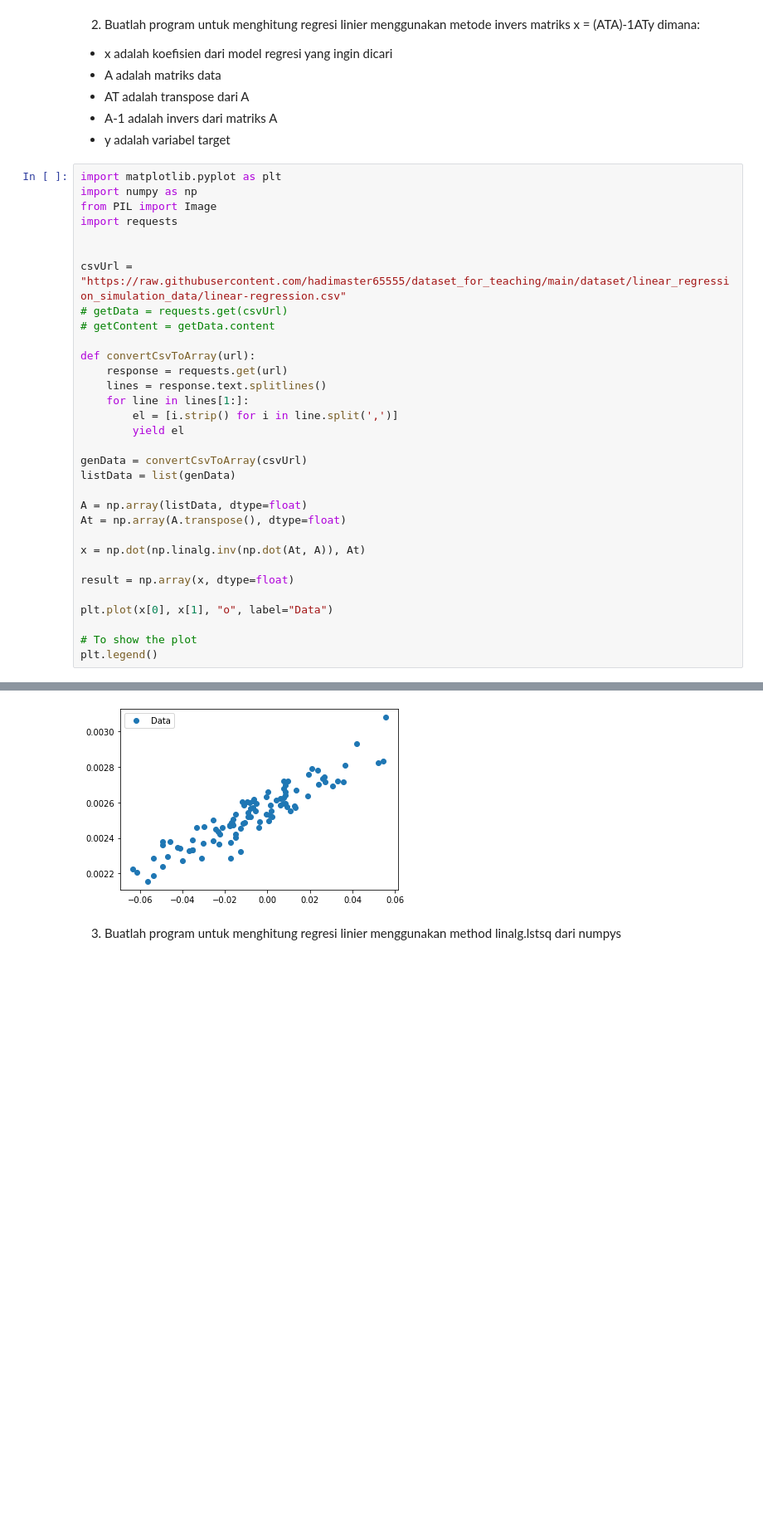
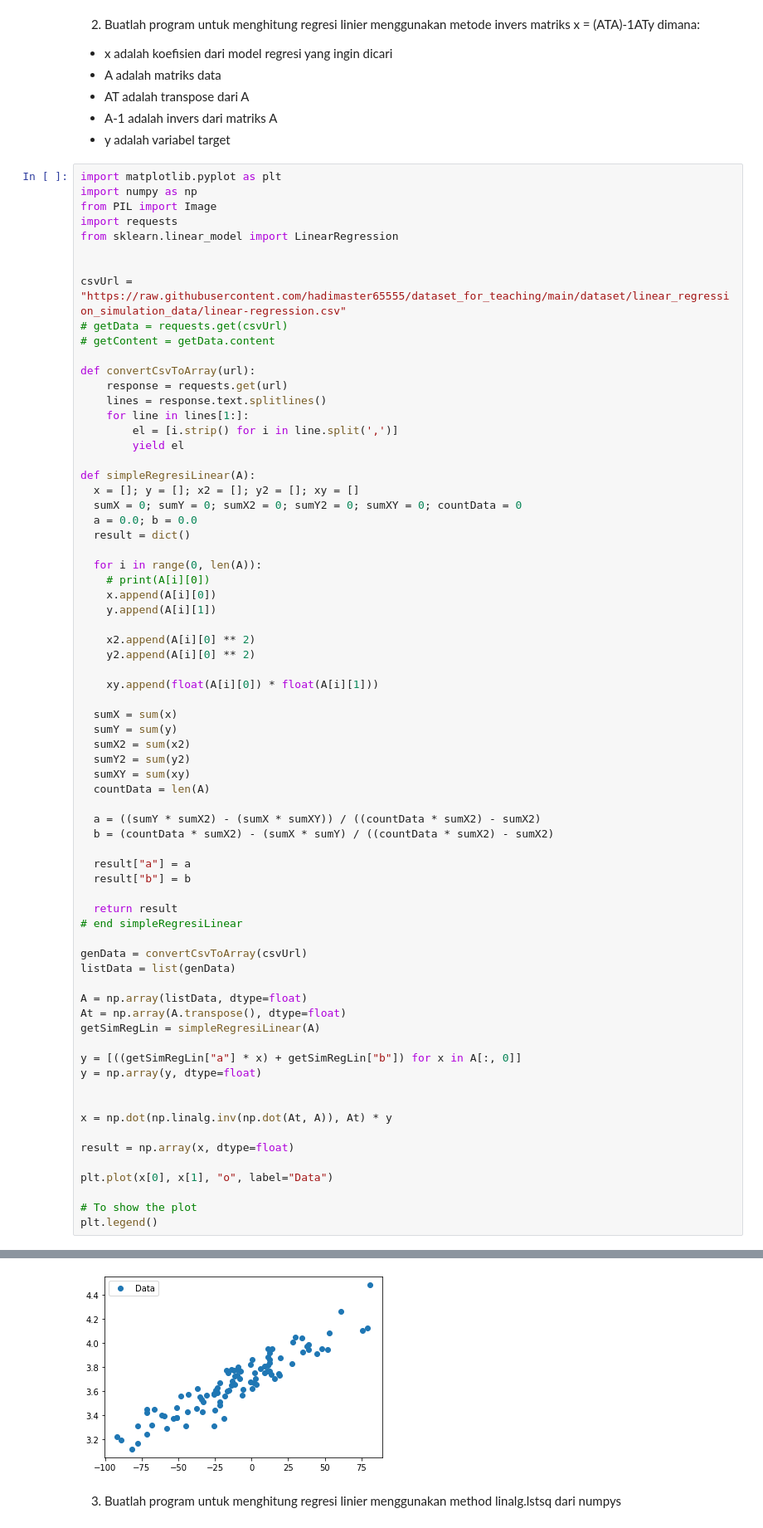
Before and after one commit to haidi20/Assignment-3---Basic-Python---Haidi-Nurhadinata, a Jupyter notebook: Assignment_3_Basic_Python_Haidi_Nurhadinata.ipynb, the cells around one changed output, grey strips where cells are left out. Shown at 83% size. Cells and saved outputs as stored; diff of their text form; blank space fills up the shorter version.

```diff
--- a/Assignment_3_Basic_Python_Haidi_Nurhadinata.ipynb
+++ b/Assignment_3_Basic_Python_Haidi_Nurhadinata.ipynb
@@ -182,35 +182,73 @@ import matplotlib.pyplot as plt
 import numpy as np
 from PIL import Image
 import requests
+from sklearn.linear_model import LinearRegression
 
 
 csvUrl = "https://raw.githubusercontent.com/hadimaster65555/dataset_for_teaching/main/dataset/linear_regression_simulation_data/linear-regression.csv"
 # getData = requests.get(csvUrl)
 # getContent = getData.content
 
 def convertCsvToArray(url):
     response = requests.get(url)
     lines = response.text.splitlines()
     for line in lines[1:]:
         el = [i.strip() for i in line.split(',')]
         yield el
 
+def simpleRegresiLinear(A):
+  x = []; y = []; x2 = []; y2 = []; xy = []
+  sumX = 0; sumY = 0; sumX2 = 0; sumY2 = 0; sumXY = 0; countData = 0
+  a = 0.0; b = 0.0
+  result = dict()
+
+  for i in range(0, len(A)):
+    # print(A[i][0])
+    x.append(A[i][0])
+    y.append(A[i][1])
+
+    x2.append(A[i][0] ** 2)
+    y2.append(A[i][0] ** 2)
+
+    xy.append(float(A[i][0]) * float(A[i][1]))
+
+  sumX = sum(x)
+  sumY = sum(y)
+  sumX2 = sum(x2)
+  sumY2 = sum(y2)
+  sumXY = sum(xy)
+  countData = len(A)
+
+  a = ((sumY * sumX2) - (sumX * sumXY)) / ((countData * sumX2) - sumX2)
+  b = (countData * sumX2) - (sumX * sumY) / ((countData * sumX2) - sumX2)
+
+  result["a"] = a
+  result["b"] = b
+
+  return result
+# end simpleRegresiLinear
+
 genData = convertCsvToArray(csvUrl)
 listData = list(genData)
 
 A = np.array(listData, dtype=float)
 At = np.array(A.transpose(), dtype=float)
+getSimRegLin = simpleRegresiLinear(A)
 
-x = np.dot(np.linalg.inv(np.dot(At, A)), At)
+y = [((getSimRegLin["a"] * x) + getSimRegLin["b"]) for x in A[:, 0]]
+y = np.array(y, dtype=float)
+
+
+x = np.dot(np.linalg.inv(np.dot(At, A)), At) * y
 
 result = np.array(x, dtype=float)
 
 plt.plot(x[0], x[1], "o", label="Data")
 
 # To show the plot
 plt.legend()
 # %% [output]
 <matplotlib.legend.Legend at 0x...>
-[figure, old version]
+[figure, new version]
 # %% [markdown]
 3. Buatlah program untuk menghitung regresi linier menggunakan method linalg.lstsq dari numpys
```
